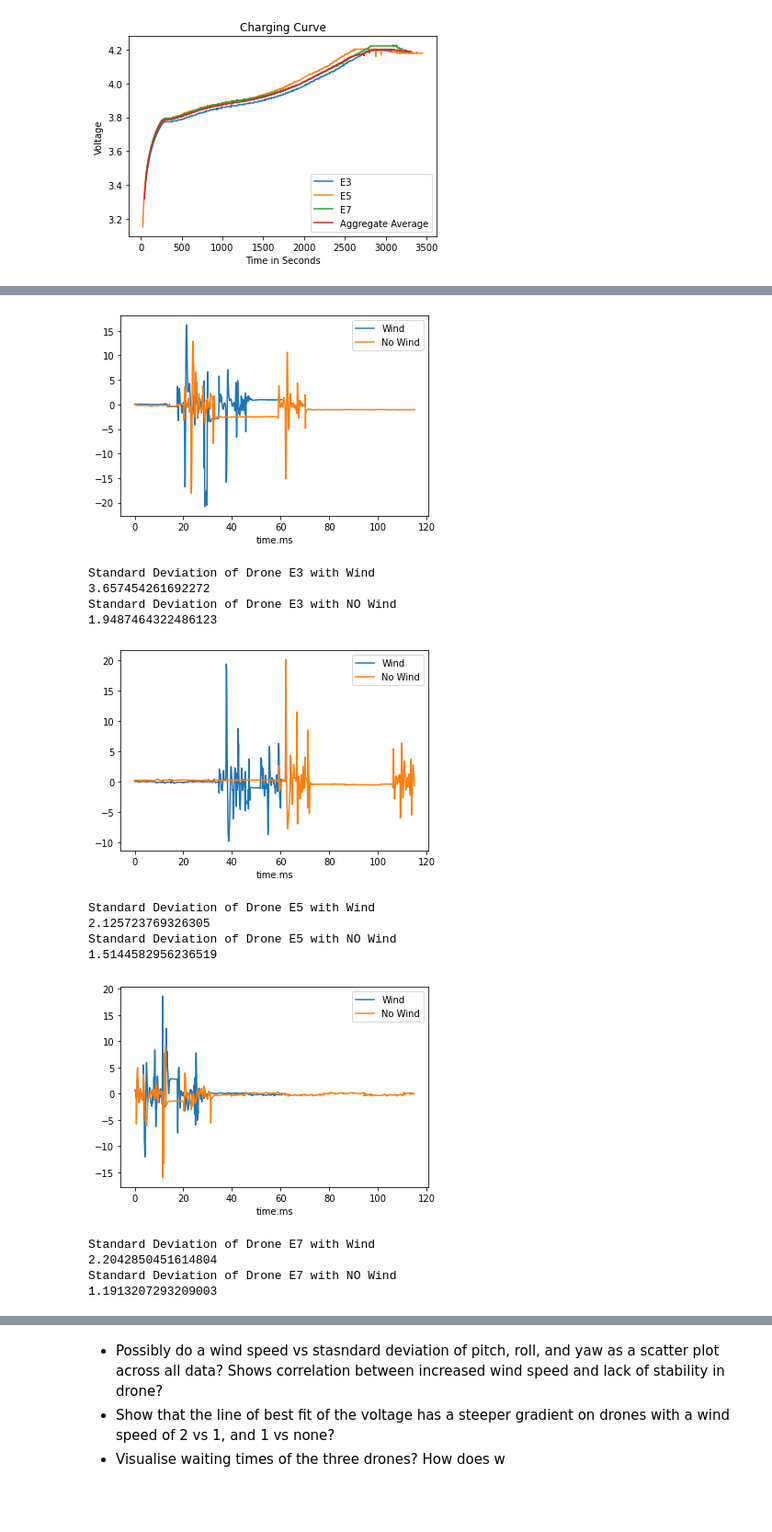
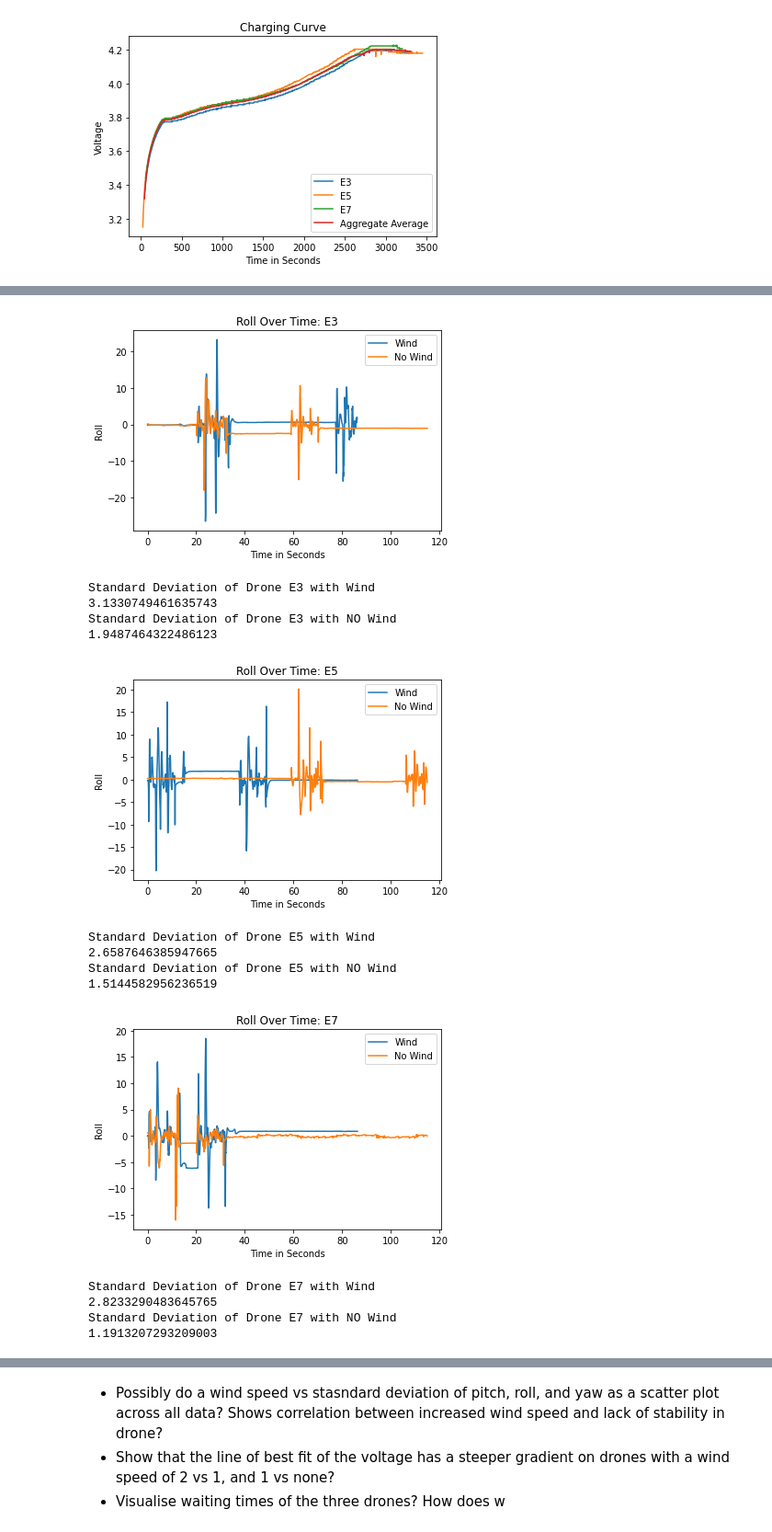
Before and after one commit to DwarfGiant26/crazyflie-lib-python, a Jupyter notebook: OurCodes/flying/DataVis/Sarah_Datavis.ipynb, the cells around one changed output, grey strips where cells are left out. Shown at 92% size. Drawn from its saved outputs; the diff is of its cells as text; code cells hidden in the pictures; blank space fills up the shorter version.

Commit message:
finalised graphs

```diff
--- a/OurCodes/flying/DataVis/Sarah_Datavis.ipynb
+++ b/OurCodes/flying/DataVis/Sarah_Datavis.ipynb
@@ -15,11 +15,12 @@ path_no = 5
 speed_no = 2
 angle = 90
 
+# Change according to your directory path:
 parent_folder = "/Users/sarahbradley/Documents/SCSLab/crazyflie-lib-python/OurCodes/flying"
 
-dataE3 = pd.read_csv(f"{parent_folder}/New_1Intermediate/path_{path_no}/wind_speed_{speed_no}/wind_direction_{angle}/drone_E3.csv")
-dataE5 = pd.read_csv(f"{parent_folder}/New_1Intermediate/path_{path_no}/wind_speed_{speed_no}/wind_direction_{angle}/drone_E5.csv")
-dataE7 = pd.read_csv(f"{parent_folder}/New_1Intermediate/path_{path_no}/wind_speed_{speed_no}/wind_direction_{angle}/drone_E7.csv")
+dataE3 = pd.read_csv(f"{parent_folder}/New_2Intermediate/path_{path_no}/wind_speed_{speed_no}/wind_direction_{angle}/drone_E3.csv")
+dataE5 = pd.read_csv(f"{parent_folder}/New_2Intermediate/path_{path_no}/wind_speed_{speed_no}/wind_direction_{angle}/drone_E5.csv")
+dataE7 = pd.read_csv(f"{parent_folder}/New_2Intermediate/path_{path_no}/wind_speed_{speed_no}/wind_direction_{angle}/drone_E7.csv")
 
 # Changing milliseconds to seconds.
 dataE3["time.ms"] = dataE3["time.ms"].map(lambda x : x/1000)
@@ -30,7 +31,7 @@ dataE7["time.ms"] = dataE7["time.ms"].map(lambda x : x/1000)
 # Otherwise the graphs and standard deviation will be exactly the same because they will
 # both be using the same data (no wind).
 
-# No wind variants used for comparison later:
+# No-wind variants used for comparison later:
 dataE3_no_wind = pd.read_csv(f"{parent_folder}/New_1Intermediate/path_{path_no}/wind_speed_0/wind_direction_None/drone_E3.csv")
 dataE3_no_wind["time.ms"] = dataE3_no_wind["time.ms"].map(lambda x : x/1000)
 
@@ -282,57 +297,66 @@ Standard Deviation of Drone E7 with NO Wind
 # ---------------------------------------
 
 
-pitch_time = dataE3.plot(x="time.ms", y ="stabilizer.roll")
-pitch_time = dataE3_no_wind.plot(x="time.ms", y ="stabilizer.roll", ax = pitch_time)
-pitch_time.legend(["Wind", "No Wind"])
+roll_timeE3 = dataE3.plot(x="time.ms", y ="stabilizer.roll")
+roll_timeE3 = dataE3_no_wind.plot(x="time.ms", y ="stabilizer.roll", ax = roll_timeE3)
+roll_timeE3.legend(["Wind", "No Wind"])
+roll_timeE3.set_title("Roll Over Time: E3")
+roll_timeE3.set_xlabel("Time in Seconds")
+roll_timeE3.set_ylabel("Roll")
 plt.show()
 
 print("Standard Deviation of Drone E3 with Wind")
 print(dataE3["stabilizer.roll"].std())
 print("Standard Deviation of Drone E3 with NO Wind")
 print(dataE3_no_wind["stabilizer.roll"].std())
 
 # ---------------------------------------
 # -------------------E5------------------
 # ---------------------------------------
 
-pitch_time = dataE5.plot(x="time.ms", y ="stabilizer.roll")
-pitch_time = dataE5_no_wind.plot(x="time.ms", y ="stabilizer.roll", ax = pitch_time)
-pitch_time.legend(["Wind", "No Wind"])
+roll_timeE5 = dataE5.plot(x="time.ms", y ="stabilizer.roll")
+roll_timeE5 = dataE5_no_wind.plot(x="time.ms", y ="stabilizer.roll", ax = roll_timeE5)
+roll_timeE5.legend(["Wind", "No Wind"])
+roll_timeE5.set_title("Roll Over Time: E5")
+roll_timeE5.set_xlabel("Time in Seconds")
+roll_timeE5.set_ylabel("Roll")
 plt.show()
 
 print("Standard Deviation of Drone E5 with Wind")
 print(dataE5["stabilizer.roll"].std())
 print("Standard Deviation of Drone E5 with NO Wind")
 print(dataE5_no_wind["stabilizer.roll"].std())
 
 # ---------------------------------------
 # -------------------E7------------------
 # ---------------------------------------
 
-pitch_time = dataE7.plot(x="time.ms", y ="stabilizer.pitch")
-pitch_time = dataE7_no_wind.plot(x="time.ms", y ="stabilizer.pitch", ax = pitch_time)
-pitch_time.legend(["Wind", "No Wind"])
+roll_timeE7 = dataE7.plot(x="time.ms", y ="stabilizer.pitch")
+roll_timeE7 = dataE7_no_wind.plot(x="time.ms", y ="stabilizer.pitch", ax = roll_timeE7)
+roll_timeE7.legend(["Wind", "No Wind"])
+roll_timeE7.set_title("Roll Over Time: E7")
+roll_timeE7.set_xlabel("Time in Seconds")
+roll_timeE7.set_ylabel("Roll")
 plt.show()
 
 print("Standard Deviation of Drone E7 with Wind")
 print(dataE7["stabilizer.pitch"].std())
 print("Standard Deviation of Drone E7 with NO Wind")
 print(dataE7_no_wind["stabilizer.pitch"].std())
 # %% [output]
-[figure, old version]
+[figure, new version]
 Standard Deviation of Drone E3 with Wind
-3.657454261692272
+3.1330749461635743
 Standard Deviation of Drone E3 with NO Wind
 1.9487464322486123
-[figure, old version]
+[figure, new version]
 Standard Deviation of Drone E5 with Wind
-2.125723769326305
+2.6587646385947665
 Standard Deviation of Drone E5 with NO Wind
 1.5144582956236519
-[figure, old version]
+[figure, new version]
 Standard Deviation of Drone E7 with Wind
-2.2042850451614804
+2.8233290483645765
 Standard Deviation of Drone E7 with NO Wind
 1.1913207293209003
 # %%
```
Also changed, not shown: parts of 8 cells of this notebook.
